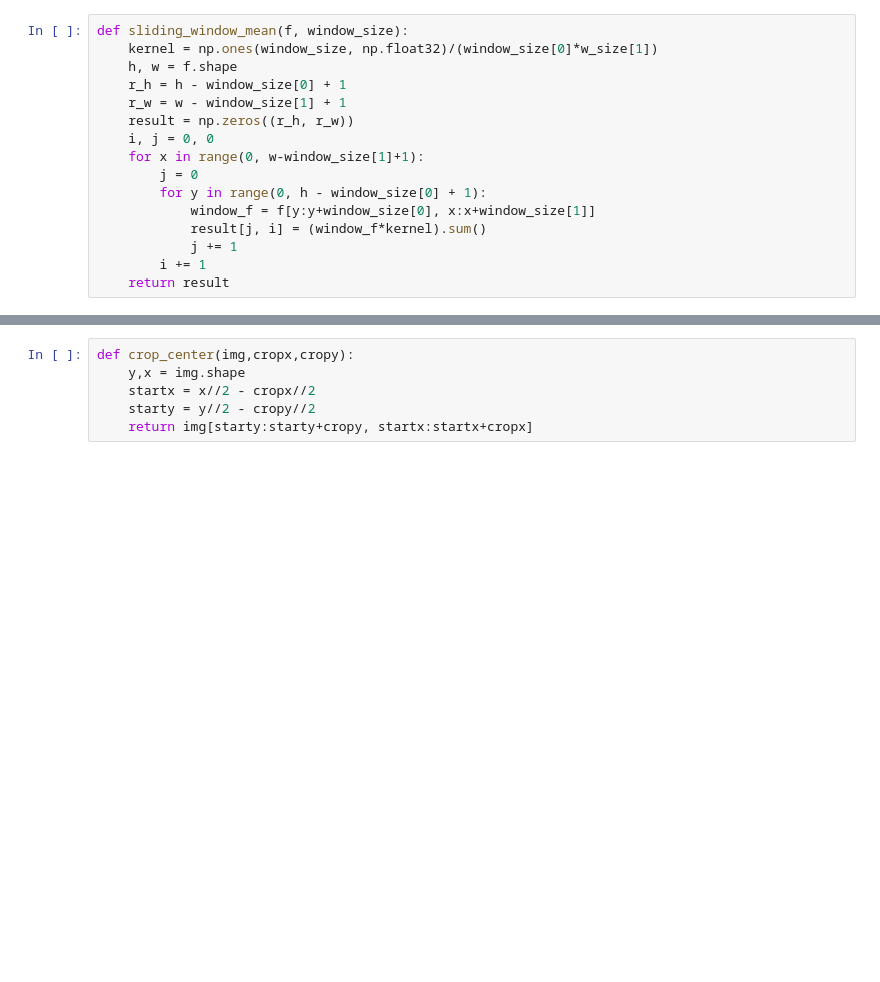
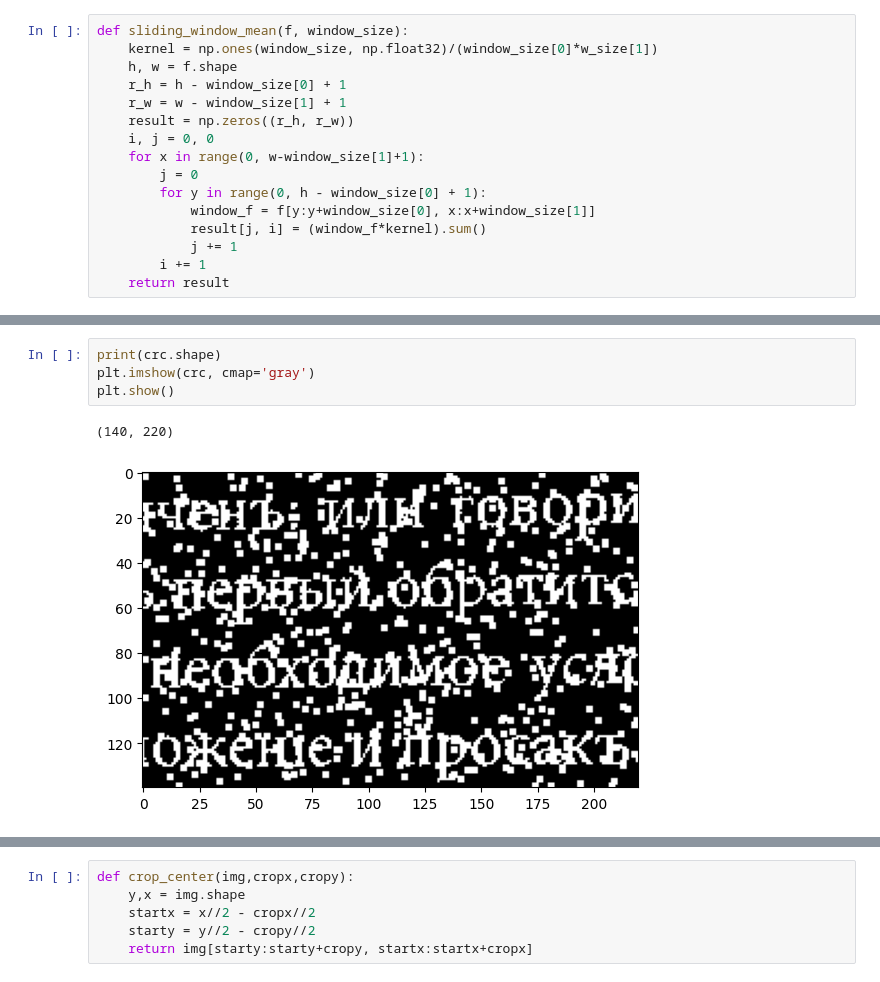
Before and after one commit to fisherj1/morph_analysis, a Jupyter notebook: HW7.ipynb, the cells around one changed output, grey strips where cells are left out. Saved outputs shown, nothing was run; the diff lists cells and outputs as text; blank space fills up the shorter version.

```diff
--- a/HW7.ipynb
+++ b/HW7.ipynb
@@ -82,0 +72,7 @@ plt.imshow(sp_filtred, cmap='gray')
+# %%
+print(crc.shape)
+plt.imshow(crc, cmap='gray')
+plt.show()
+# %% [output]
+(140, 220)
+[figure, added]
```
Also changed, not shown: parts of 17 cells of this notebook.
